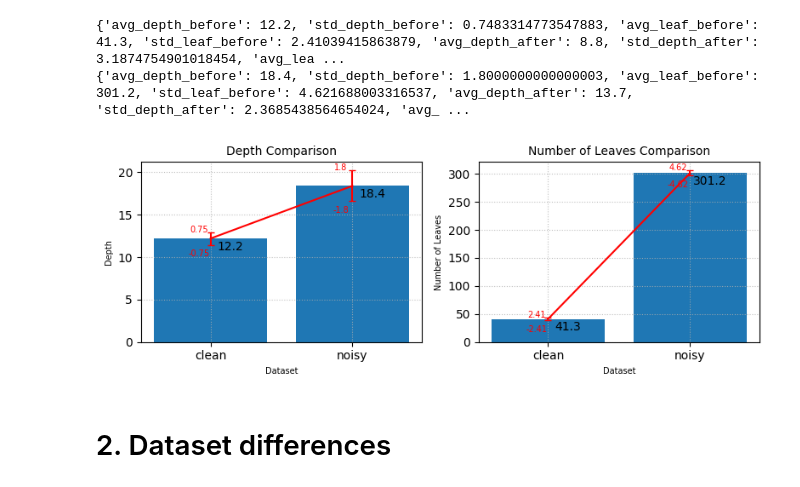
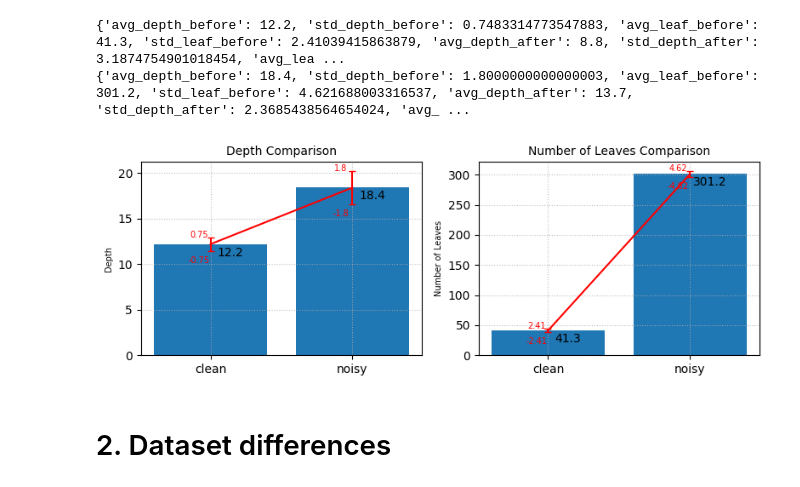
Before and after one commit to amin-abualhassan/intro2ml-cw1, a Jupyter notebook: dt_coursework/analytics.ipynb, the cells around one changed output. Saved outputs shown, nothing was run; the diff lists cells and outputs as text; code cells hidden in the pictures.

```diff
--- a/dt_coursework/analytics.ipynb
+++ b/dt_coursework/analytics.ipynb
@@ -178,35 +178,34 @@ print(noisy_depth_leaf)
 def plot_line_w_error(x, y, std, ax, metric_name):
     ax.bar(x, y)
     ax.errorbar(x, y, yerr=std, color="r", capsize=3)
 
     for X, Y, C in zip(x, y, std):
         C = round(C, 2)
         # Annotate the points 5 _points_ above and to the left of the vertex
         ax.annotate('{}'.format(Y), xy=(X,Y), xytext=(17, -10), ha='center',
                     textcoords='offset points', color="black", fontsize=10)
         ax.annotate('{}'.format(C), xy=(X,Y+C), xytext=(-10, 0), ha='center',
                     textcoords='offset points', color="red", fontsize=7)
         ax.annotate('{}'.format(-C), xy=(X,Y-C), xytext=(-10,-10), ha='center',
                     textcoords='offset points', color="red", fontsize=7)
     ax.set_ylabel(f"{metric_name}", fontsize=7)
-    ax.set_xlabel("Dataset", fontsize=7)
     ax.set_title(f"{metric_name} Comparison", fontsize=10)
     ax.grid(True, alpha=0.8, linestyle=":")
 
 
 x = ["clean", "noisy"]
 y_depth = [clean_depth_leaf["avg_depth_before"], noisy_depth_leaf["avg_depth_before"]]
 std_depth = [clean_depth_leaf["std_depth_before"], noisy_depth_leaf["std_depth_before"]]
 y_leaf = [clean_depth_leaf["avg_leaf_before"], noisy_depth_leaf["avg_leaf_before"]]
 std_leaf = [clean_depth_leaf["std_leaf_before"], noisy_depth_leaf["std_leaf_before"]]
 
 fig, ax = plt.subplots(1,2, figsize=(8,3))
 plot_line_w_error(x, y_depth, std_depth, ax[0], "Depth")
 plot_line_w_error(x, y_leaf, std_leaf, ax[1], "Number of Leaves")
 
 fig.tight_layout()
 # %% [output]
-[figure, old version]
+[figure, new version]
 # %% [markdown]
 # 2. Dataset differences
 # %%
```
Also changed, not shown: parts of 3 cells of this notebook.
